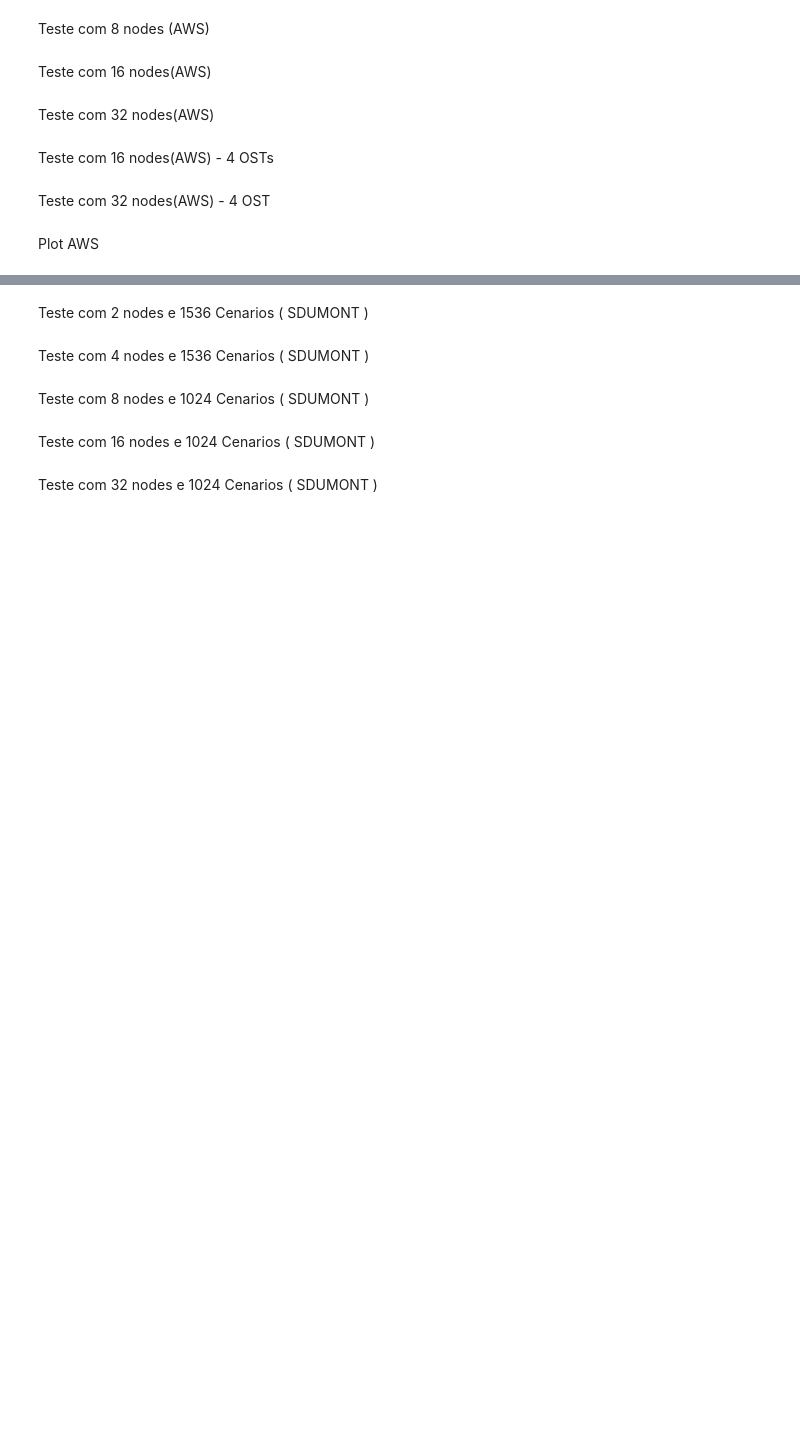
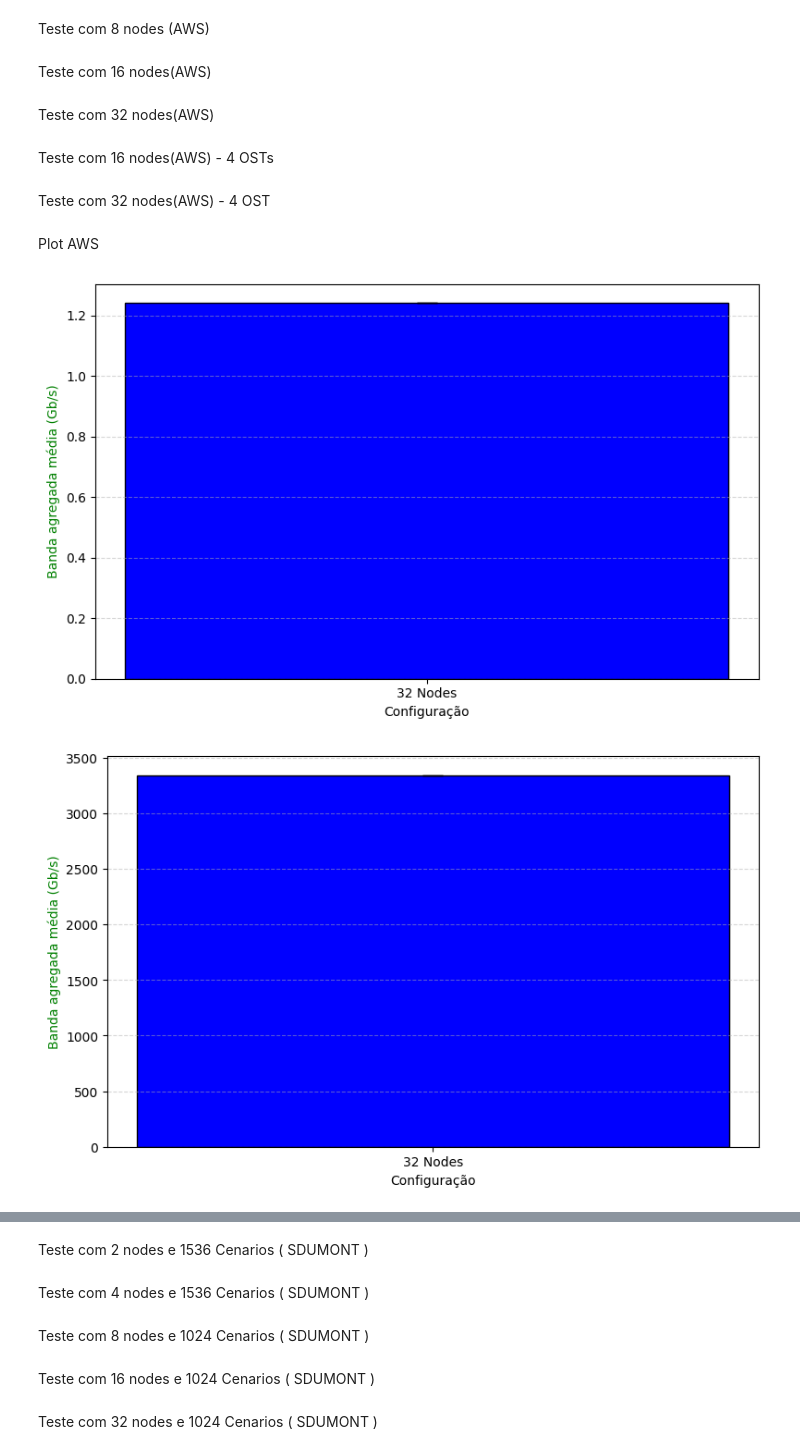
Before and after one commit to mbrcruz/PlotMPI, a Jupyter notebook: PlotResults/PlotResults.ipynb, the cells around one changed output, grey strips where cells are left out. Saved outputs shown, nothing was run; the diff lists cells and outputs as text; code cells hidden in the pictures; blank space fills up the shorter version.

```diff
--- a/PlotResults/PlotResults.ipynb
+++ b/PlotResults/PlotResults.ipynb
@@ -124,18 +124,22 @@ Plot AWS
 # %%
 from MyPlot import *
 import os
 import numpy as np
 import matplotlib.pyplot as plt
 
-path_dados = path_dados_aws
 
-p1 =  MyPlot(os.path.join(path_dados, "32-Nodes"),
+p1 =  MyPlot(os.path.join(path_dados_aws, "32-Nodes"),
             2 , 16, 1024 ,TypeEvaluation.JUST_SEND)
-p1.plotBandwidth(os.path.join(path_dados, "32-Nodes"),"AWS")
+p1.plotBandwidth(os.path.join(path_dados_aws, "32-Nodes"),"AWS")
+p1.plotBandwidth(os.path.join(path_dados_aws_mpio, "32-Nodes"),"AWS")
 #p1.PlotHistogram()
-#p1.plotBlocks(path_dados,"AWS")
+p1.plotBlocks(path_dados_aws,"AWS")
+p1.plotBlocks(path_dados_aws_mpio,"AWS")
 p1.plotExecutionTime([
     (os.path.join(path_dados_aws, "plot.csv"),        "Centralizado"),
     (os.path.join(path_dados_aws_mpio, "plot.csv"), "MPI-IO"),
 ], "AWS")
 #p1.plotScenarios(os.path.join(path_dados, "2-Nodes"),"AWS")
+# %% [output]
+[figure, added]
+[figure, added]
```
Also changed, not shown: parts of 1 cell of this notebook, 1 other file.
